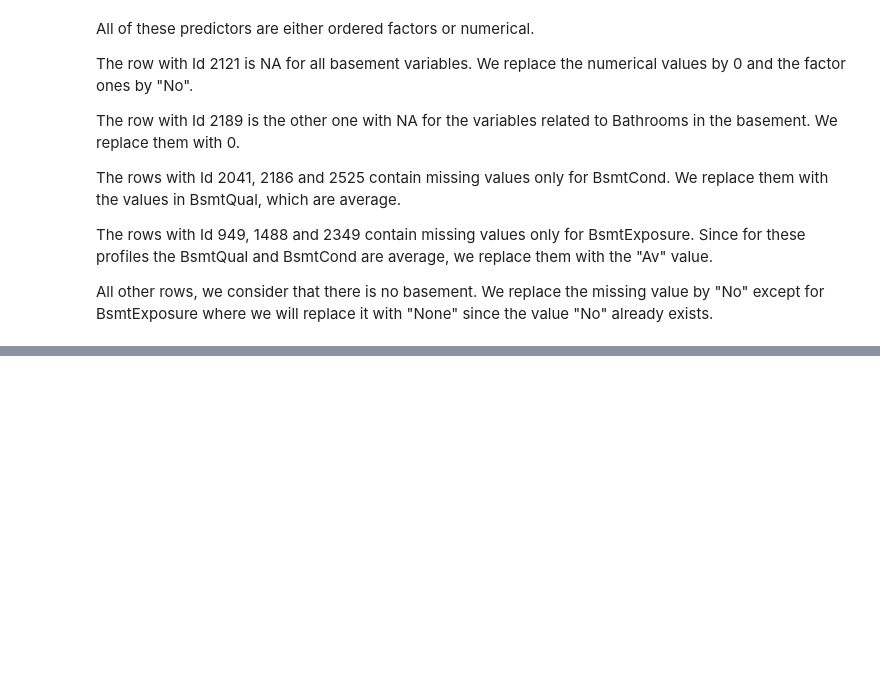
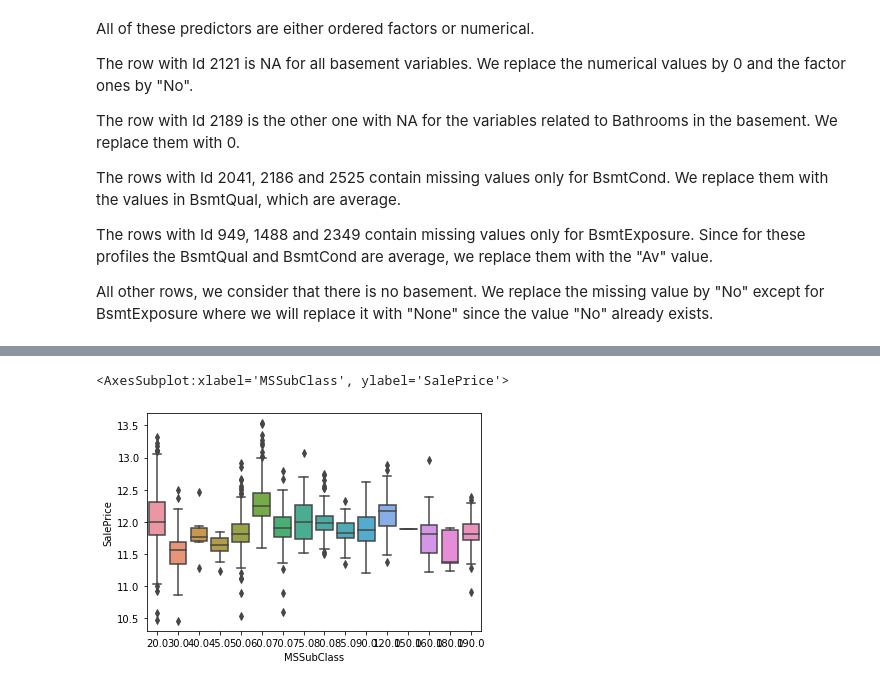
Before and after one commit to jmballard/Kaggle_HousePrice, a Jupyter notebook: analysis_notebook.ipynb, the cells around one changed output, grey strips where cells are left out. Saved outputs shown, nothing was run; the diff lists cells and outputs as text; code cells hidden in the pictures; blank space fills up the shorter version.

```diff
--- a/analysis_notebook.ipynb
+++ b/analysis_notebook.ipynb
@@ -417,0 +460,7 @@ df['BsmtCond'] = df['BsmtCond'].fillna('No')
+# %%
+df['MasVnrType'] = np.where(
+    df['MasVnrArea'].isna(),
+    "None",
+    df['MasVnrType']
+)
+df['MasVnrArea'] = df['MasVnrArea'].fillna(0)
@@ -417,0 +472,22 @@ df['BsmtCond'] = df['BsmtCond'].fillna('No')
+# %%
+
+numerical_cols  = list(df.select_dtypes('number'))
+categorical_cols = [col for col in df.columns if col not in numerical_cols]
+
+imputer = KNNImputer(n_neighbors=2)
+imputed_numerical = imputer.fit_transform(df[numerical_cols])
+imputed_numerical = pd.DataFrame(imputed_numerical)
+imputed_numerical.columns = numerical_cols
+
+df = pd.concat(
+    [
+        df[categorical_cols],
+        imputed_numerical
+    ],
+    axis = 1)
+
+df['PoolArea'] = np.where(
+    df['PoolQC'] == 'No',
+    0,
+    df['PoolArea']
+)
@@ -417,0 +501,9 @@ df['BsmtCond'] = df['BsmtCond'].fillna('No')
+# %%
+sns.boxplot(
+    x = 'MSSubClass',
+    y = 'SalePrice',
+    data = df[~ df['SalePrice'].isna()]
+)
+# %% [output]
+<AxesSubplot:xlabel='MSSubClass', ylabel='SalePrice'>
+[figure, added]
```
Also changed, not shown: parts of 51 cells of this notebook.
